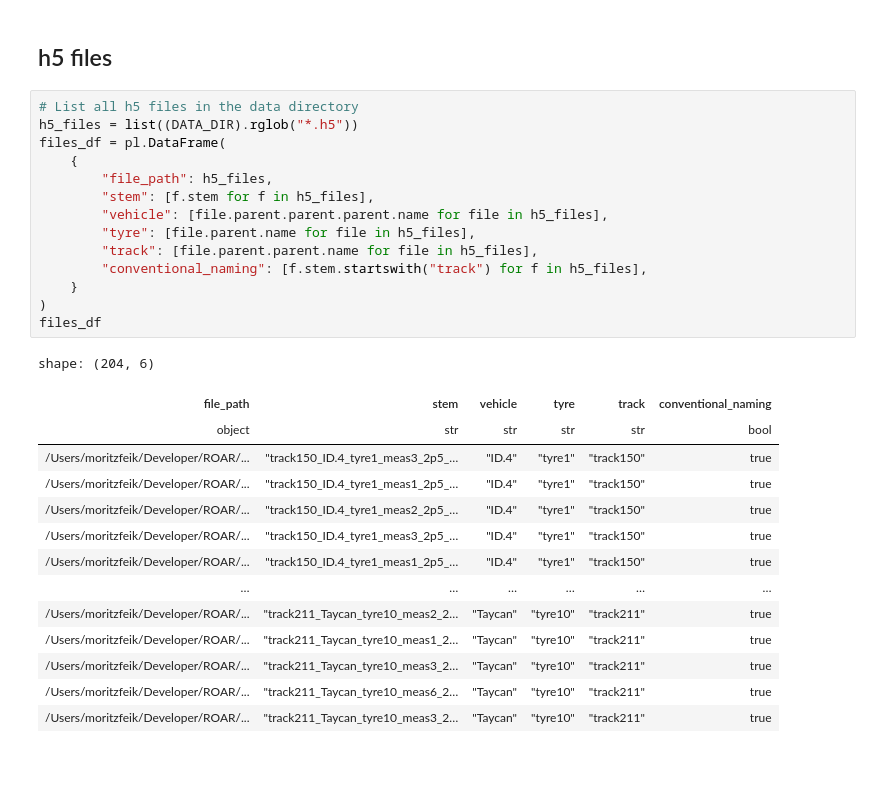
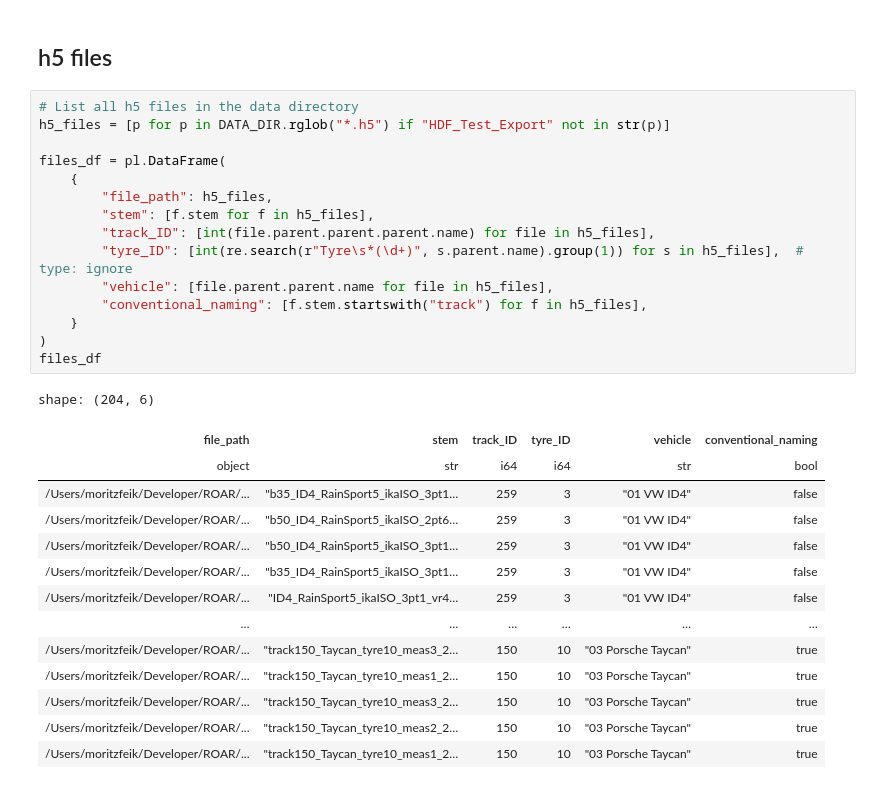
Before and after one commit to m-j-w-f/ROAR, a Jupyter notebook: src/roar/notenbooks/explore.ipynb, the cells around one changed output. Cells and saved outputs as stored; diff of their text form.

Commit message:
Adapt new data structure

```diff
--- a/src/roar/notenbooks/explore.ipynb
+++ b/src/roar/notenbooks/explore.ipynb
@@ -114,33 +85,34 @@ shape: (6, 21)
 ## h5 files
 # %%
 # List all h5 files in the data directory
-h5_files = list((DATA_DIR).rglob("*.h5"))
+h5_files = [p for p in DATA_DIR.rglob("*.h5") if "HDF_Test_Export" not in str(p)]
+
 files_df = pl.DataFrame(
     {
         "file_path": h5_files,
         "stem": [f.stem for f in h5_files],
-        "vehicle": [file.parent.parent.parent.name for file in h5_files],
-        "tyre": [file.parent.name for file in h5_files],
-        "track": [file.parent.parent.name for file in h5_files],
+        "track_ID": [int(file.parent.parent.parent.name) for file in h5_files],
+        "tyre_ID": [int(re.search(r"Tyre\s*(\d+)", s.parent.name).group(1)) for s in h5_files],  # type: ignore
+        "vehicle": [file.parent.parent.name for file in h5_files],
         "conventional_naming": [f.stem.startswith("track") for f in h5_files],
     }
 )
 files_df
 # %% [output]
 shape: (204, 6)
-| file_path | stem | vehicle | tyre | track | conventional_naming |
-| object | str | str | str | str | bool |
-| /Users/moritzfeik/Developer/ROAR/... | "track150_ID.4_tyre1_meas3_2p5_… | "ID.4" | "tyre1" | "track150" | true |
-| /Users/moritzfeik/Developer/ROAR/... | "track150_ID.4_tyre1_meas1_2p5_… | "ID.4" | "tyre1" | "track150" | true |
-| /Users/moritzfeik/Developer/ROAR/... | "track150_ID.4_tyre1_meas2_2p5_… | "ID.4" | "tyre1" | "track150" | true |
-| /Users/moritzfeik/Developer/ROAR/... | "track150_ID.4_tyre1_meas3_2p5_… | "ID.4" | "tyre1" | "track150" | true |
-| /Users/moritzfeik/Developer/ROAR/... | "track150_ID.4_tyre1_meas1_2p5_… | "ID.4" | "tyre1" | "track150" | true |
+| file_path | stem | track_ID | tyre_ID | vehicle | conventional_naming |
+| object | str | i64 | i64 | str | bool |
+| /Users/moritzfeik/Developer/ROAR/... | "b35_ID4_RainSport5_ikaISO_3pt1… | 259 | 3 | "01 VW ID4" | false |
+| /Users/moritzfeik/Developer/ROAR/... | "b50_ID4_RainSport5_ikaISO_2pt6… | 259 | 3 | "01 VW ID4" | false |
+| /Users/moritzfeik/Developer/ROAR/... | "b50_ID4_RainSport5_ikaISO_3pt1… | 259 | 3 | "01 VW ID4" | false |
+| /Users/moritzfeik/Developer/ROAR/... | "b35_ID4_RainSport5_ikaISO_3pt1… | 259 | 3 | "01 VW ID4" | false |
+| /Users/moritzfeik/Developer/ROAR/... | "ID4_RainSport5_ikaISO_3pt1_vr4… | 259 | 3 | "01 VW ID4" | false |
 | … | … | … | … | … | … |
-| /Users/moritzfeik/Developer/ROAR/... | "track211_Taycan_tyre10_meas2_2… | "Taycan" | "tyre10" | "track211" | true |
-| /Users/moritzfeik/Developer/ROAR/... | "track211_Taycan_tyre10_meas1_2… | "Taycan" | "tyre10" | "track211" | true |
-| /Users/moritzfeik/Developer/ROAR/... | "track211_Taycan_tyre10_meas3_2… | "Taycan" | "tyre10" | "track211" | true |
-| /Users/moritzfeik/Developer/ROAR/... | "track211_Taycan_tyre10_meas6_2… | "Taycan" | "tyre10" | "track211" | true |
-| /Users/moritzfeik/Developer/ROAR/... | "track211_Taycan_tyre10_meas3_2… | "Taycan" | "tyre10" | "track211" | true |
+| /Users/moritzfeik/Developer/ROAR/... | "track150_Taycan_tyre10_meas3_2… | 150 | 10 | "03 Porsche Taycan" | true |
+| /Users/moritzfeik/Developer/ROAR/... | "track150_Taycan_tyre10_meas1_2… | 150 | 10 | "03 Porsche Taycan" | true |
+| /Users/moritzfeik/Developer/ROAR/... | "track150_Taycan_tyre10_meas3_2… | 150 | 10 | "03 Porsche Taycan" | true |
+| /Users/moritzfeik/Developer/ROAR/... | "track150_Taycan_tyre10_meas2_2… | 150 | 10 | "03 Porsche Taycan" | true |
+| /Users/moritzfeik/Developer/ROAR/... | "track150_Taycan_tyre10_meas1_2… | 150 | 10 | "03 Porsche Taycan" | true |
 # %%
 # Extract measurement and date
 files_df = files_df.with_columns(
```
Also changed, not shown: parts of 15 cells of this notebook, 6 other files.
